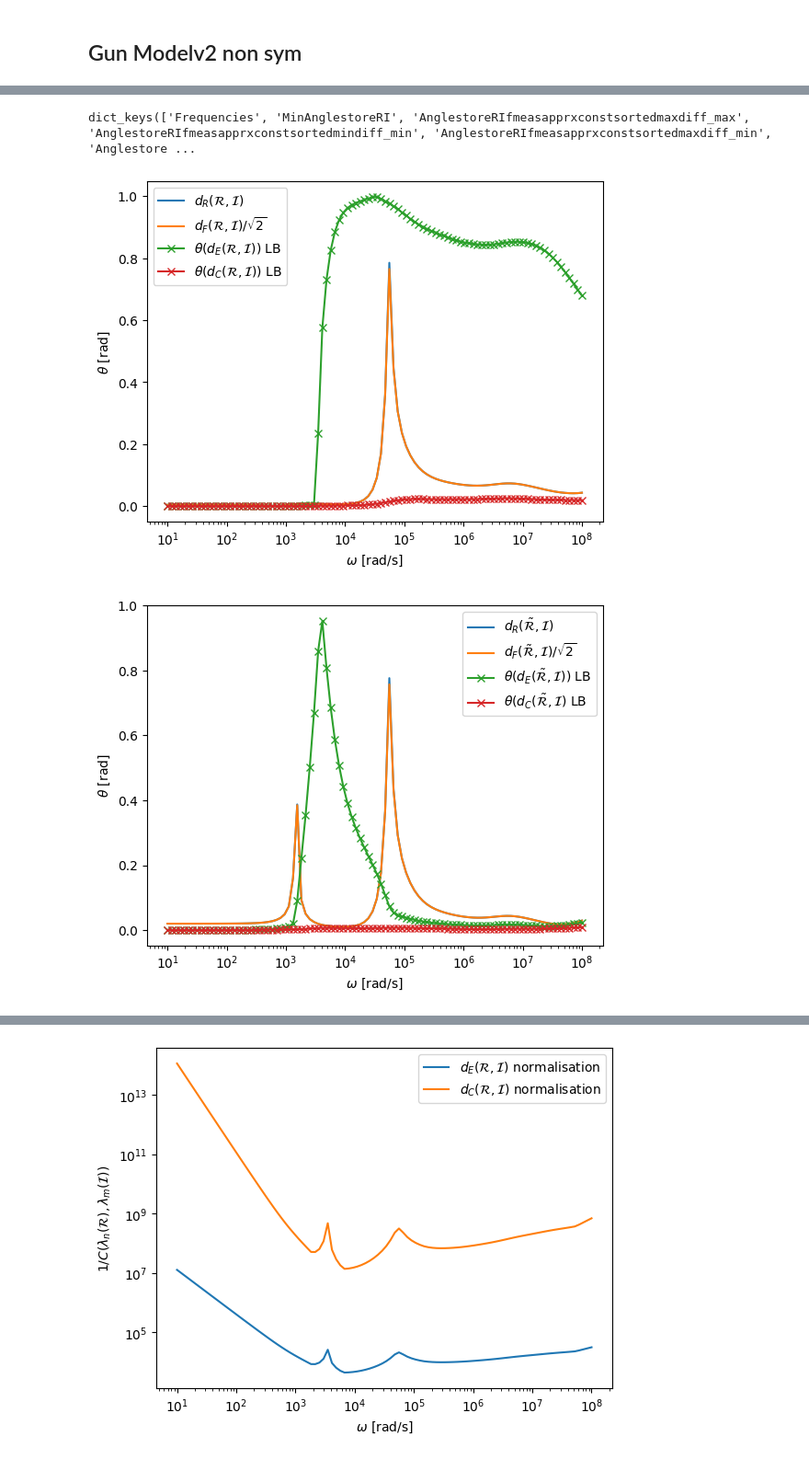
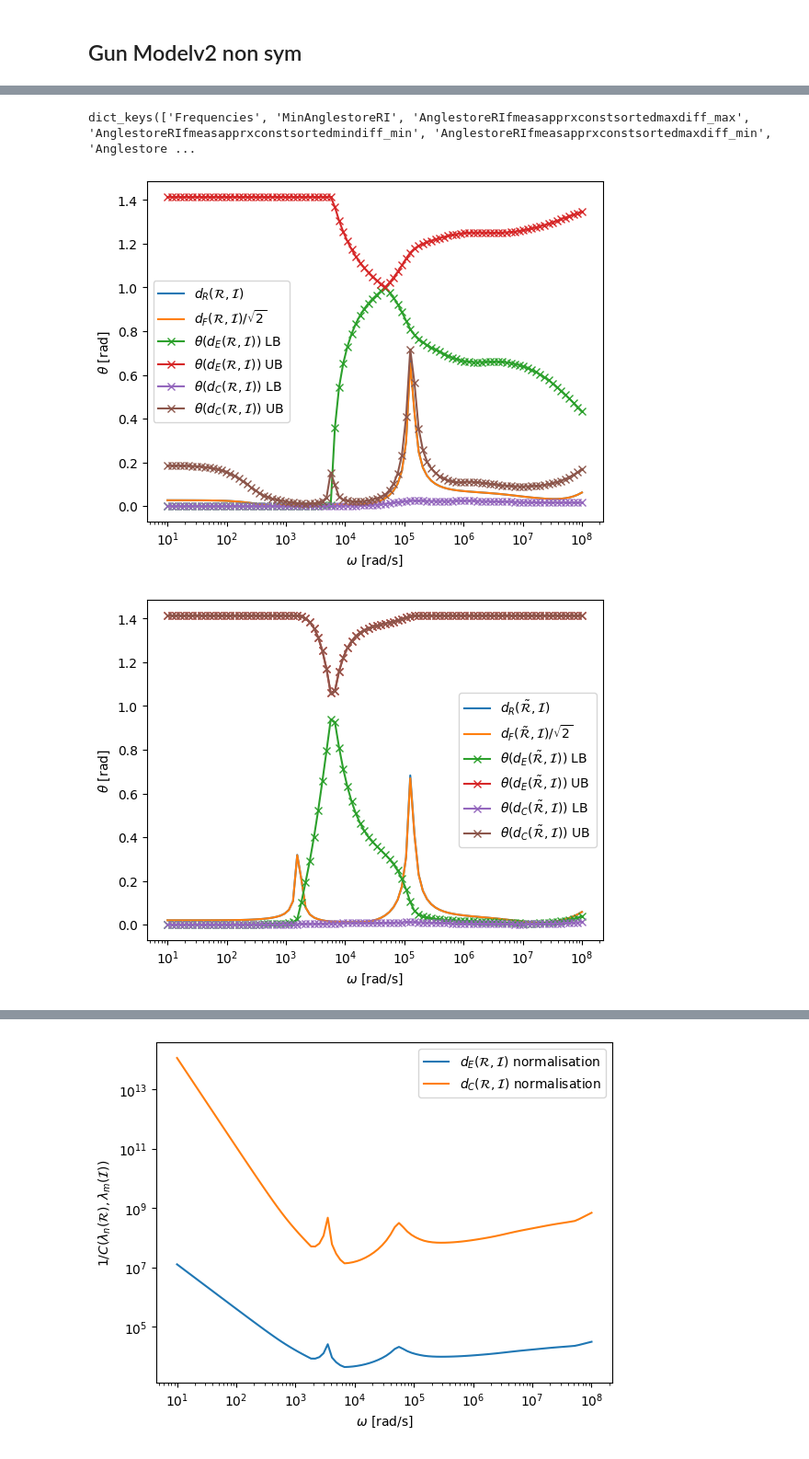
Before and after one commit to pdledger/Rodrigues_Angles, a Jupyter notebook: Gun_model_nonsym.ipynb, the cells around one changed output, grey strips where cells are left out. Shown at 92% size. Drawn from its saved outputs; the diff is of its cells as text; code cells hidden in the pictures.

```diff
--- a/Gun_model_nonsym.ipynb
+++ b/Gun_model_nonsym.ipynb
@@ -12,8 +12,8 @@ SaveRIList=[]
 SaveRtilde=[]
 
 MaxOmega=1e8
-p=5
-mu=20
+p=4
+mu=40
 
 directory="OCC_Gun_modelv2_nonsym_StainSt/al_0.01_mu_1,"+str(mu)+"_sig_1.45e6,4.5e6/1e1-1e8_100_el_26657_ord_"+str(p)+"_POD_13_1e-6/Data/"
 print(directory)
@@ -89,50 +89,59 @@ print(RIResults.keys())
 
 Frequencies=RIResults["Frequencies"]
 MinAnglestoreRI=RIResults["MinAnglestoreRI"]
-AnglestoreRIfmeasapprxconstsortedmaxdiff_max=np.fmin(RIResults["AnglestoreRIfmeasapprxconstsortedmaxdiff_max"],RIResults["AnglestoreRIfmeasapprxconstsortedmindiff_min"])
+AnglestoreRIfmeasapprxconstsortedmaxdiff_max=np.fmin(RIResults["AnglestoreRIfmeasapprxconstsortedmaxdiff_max"],
+                                                     np.fmin(RIResults["AnglestoreRIfmeasapprxconstsortedmindiff_min"],
+                                                     np.fmin(RIResults["AnglestoreRIfmeasapprxconstsortedmindiff_max"],
+                                                     RIResults["AnglestoreRIfmeasapprxconstsortedmaxdiff_min"])))
+AnglestoreRIfmeasapprxconstsortedmindiff_min=np.fmax(RIResults["AnglestoreRIfmeasapprxconstsortedmaxdiff_max"],RIResults["AnglestoreRIfmeasapprxconstsortedmindiff_min"])
+
 AnglestoreRIcommeasapprxconstsortedmaxdiff_max=np.fmin(RIResults["AnglestoreRIcommeasapprxconstsortedmaxdiff_max"],RIResults["AnglestoreRIcommeasapprxconstsortedmindiff_min"])
+AnglestoreRIcommeasapprxconstsortedmindiff_min=np.fmax(RIResults["AnglestoreRIcommeasapprxconstsortedmaxdiff_max"],RIResults["AnglestoreRIcommeasapprxconstsortedmindiff_min"])
 
 #AnglestoreRIfmeasupper=np.fmax(RIResults["AnglestoreRIfmeasapprxconstsortedmaxdiff_max"],RIResults["AnglestoreRIfmeasapprxconstsortedmaxdiff_min"])
 #AnglestoreRIfmeaslower=np.fmin(RIResults["AnglestoreRIfmeasapprxconstsortedmaxdiff_max"],RIResults["AnglestoreRIfmeasapprxconstsortedmaxdiff_min"])
 
 #AnglestoreRIfmeasupper=np.fmax(AnglestoreRIfmeasupper,RIResults["AnglestoreRIfmeasapprxconstsortedmindiff_max"],RIResults["AnglestoreRIfmeasapprxconstsortedmindiff_min"])
 #AnglestoreRIfmeaslower=np.fmin(AnglestoreRIfmeaslower,np.fmin(RIResults["AnglestoreRIfmeasapprxconstsortedmindiff_max"],RIResults["AnglestoreRIfmeasapprxconstsortedmindiff_min"]))
 #AnglestoreRIfmeasavg=(AnglestoreRIfmeasupper+AnglestoreRIfmeaslower)/2
 
 #AnglestoreRIcommmupper=np.fmax(RIResults["AnglestoreRIcommeasapprxconstsortedmaxdiff_max"],RIResults["AnglestoreRIcommeasapprxconstsortedmaxdiff_min"])
 #AnglestoreRIcommmlower=np.fmin(RIResults["AnglestoreRIcommeasapprxconstsortedmaxdiff_max"],RIResults["AnglestoreRIcommeasapprxconstsortedmaxdiff_min"])
 #AnglestoreRIcommmavg = (AnglestoreRIcommmupper+AnglestoreRIcommmlower )/2
 
 #AnglestoreRIcommmupper=np.fmax(AnglestoreRIcommmupper,RIResults["AnglestoreRIcommeasapprxconstsortedmindiff_max"],RIResults["AnglestoreRIcommeasapprxconstsortedmindiff_min"])
 #AnglestoreRIcommmlower=np.fmin(AnglestoreRIcommmlower,RIResults["AnglestoreRIcommeasapprxconstsortedmindiff_max"],RIResults["AnglestoreRIcommeasapprxconstsortedmindiff_min"])
 #AnglestoreRIcommmavg = (AnglestoreRIcommmupper+AnglestoreRIcommmlower )/2
 
 
 
 dFMinAnglestoreRI = RIResults["dFMinAnglestoreRI"]
 fig=plt.figure()
 plt.semilogx(Frequencies,MinAnglestoreRI,label=r'$d_R({\cal R},{\cal I})$')
 plt.semilogx(Frequencies,dFMinAnglestoreRI/np.sqrt(2),label=r'$d_F({\cal R},{\cal I})/\sqrt{2}$')
 plt.semilogx(Frequencies,AnglestoreRIfmeasapprxconstsortedmaxdiff_max,'-x',label=r'$\theta(d_E({\cal R},{\cal I}))$ LB')
+plt.semilogx(Frequencies,AnglestoreRIfmeasapprxconstsortedmindiff_min,'-x',label=r'$\theta(d_E({\cal R},{\cal I}))$ UB')
 
 plt.semilogx(Frequencies,AnglestoreRIcommeasapprxconstsortedmaxdiff_max,'-x',label=r'$\theta(d_C({\cal R},{\cal I}))$ LB')
+plt.semilogx(Frequencies,AnglestoreRIcommeasapprxconstsortedmindiff_min,'-x',label=r'$\theta(d_C({\cal R},{\cal I}))$ UB')
 
 
 plt.xlabel(r'$\omega$ [rad/s]')
 plt.ylabel(r'$\theta$ [rad]')
 plt.legend()
-plt.savefig("OCC_Gun_modelv2_nonsym_StainSt_RI_al_0.01_"+str(mu)+",1_sig_1e6,1e8_ord_"+str(p)+".pdf")
+#plt.savefig("OCC_Gun_modelv2_nonsym_StainSt_RI_al_0.01_"+str(mu)+",1_sig_1e6,1e8_ord_"+str(p)+".pdf")
 plt.show()
 # %% [output]
 dict_keys(['Frequencies', 'MinAnglestoreRI', 'AnglestoreRIfmeasapprxconstsortedmaxdiff_max', 'AnglestoreRIfmeasapprxconstsortedmindiff_min', 'AnglestoreRIfmeasapprxconstsortedmaxdiff_min', 'Anglestore ...
-[figure, old version]
+[figure, new version]
 # %%
 
 Frequencies=RtildeIResults["Frequencies"]
 MinAnglestoreRtildeI=RtildeIResults["MinAnglestoreRtildeI"]
-AnglestoreRtildeIfmeasapprxconstsortedmaxdiff_max=RtildeIResults["AnglestoreRtildeIfmeasapprxconstsortedmaxdiff_max"]
 dFMinAnglestoreRtildeI = RtildeIResults["dFMinAnglestoreRtildeI"]
 AnglestoreRtildeIfmeasapprxconstsortedmaxdiff_max=np.fmin(RtildeIResults["AnglestoreRtildeIfmeasapprxconstsortedmaxdiff_max"],RtildeIResults["AnglestoreRtildeIfmeasapprxconstsortedmindiff_min"])
+AnglestoreRtildeIfmeasapprxconstsortedmindiff_min=np.fmax(RtildeIResults["AnglestoreRtildeIfmeasapprxconstsortedmaxdiff_max"],RtildeIResults["AnglestoreRtildeIfmeasapprxconstsortedmindiff_min"])
+
 #AnglestoreRtildeIfmeasupper=np.fmax(RtildeIResults["AnglestoreRtildeIfmeasapprxconstsortedmindiff_max"],RtildeIResults["AnglestoreRtildeIfmeasapprxconstsortedmindiff_min"])
 #AnglestoreRtildeIfmeaslower=np.fmin(RtildeIResults["AnglestoreRtildeIfmeasapprxconstsortedmindiff_max"],RtildeIResults["AnglestoreRtildeIfmeasapprxconstsortedmindiff_min"])
 
@@ -153,22 +162,26 @@ AnglestoreRtildeIfmeasapprxconstsortedmaxdiff_max=np.fmin(RtildeIResults["Angles
 #AnglestoreRtildeIcommmavg = (AnglestoreRtildeIcommmupper+AnglestoreRtildeIcommmlower )/2
 
 AnglestoreRtildeIcommeasapprxconstsortedmaxdiff_max=np.fmin(RtildeIResults["AnglestoreRtildeIcommeasapprxconstsortedmaxdiff_max"],RtildeIResults["AnglestoreRtildeIcommeasapprxconstsortedmindiff_min"])
+AnglestoreRtildeIcommeasapprxconstsortedmindiff_min=np.fmax(RtildeIResults["AnglestoreRtildeIcommeasapprxconstsortedmaxdiff_max"],RtildeIResults["AnglestoreRtildeIcommeasapprxconstsortedmindiff_min"])
 
 fig=plt.figure()
 plt.semilogx(Frequencies,MinAnglestoreRtildeI,label=r'$d_R(\tilde{\cal R},{\cal I})$')
 plt.semilogx(Frequencies,dFMinAnglestoreRtildeI/np.sqrt(2),label=r'$d_F(\tilde{\cal R},{\cal I})/\sqrt{2}$')
 plt.semilogx(Frequencies,AnglestoreRtildeIfmeasapprxconstsortedmaxdiff_max,'-x',label=r'$\theta(d_E(\tilde{\cal R},{\cal I}))$ LB')
-plt.semilogx(Frequencies,AnglestoreRtildeIcommeasapprxconstsortedmaxdiff_max,'-x',label=r'$\theta(d_C(\tilde{\cal R},{\cal I})$ LB ')
+plt.semilogx(Frequencies,AnglestoreRtildeIfmeasapprxconstsortedmindiff_min,'-x',label=r'$\theta(d_E(\tilde{\cal R},{\cal I}))$ UB')
+
+plt.semilogx(Frequencies,AnglestoreRtildeIcommeasapprxconstsortedmaxdiff_max,'-x',label=r'$\theta(d_C(\tilde{\cal R},{\cal I}))$ LB ')
+plt.semilogx(Frequencies,AnglestoreRtildeIfmeasapprxconstsortedmindiff_min,'-x',label=r'$\theta(d_C(\tilde{\cal R},{\cal I}))$ UB ')
 
 
 plt.xlabel(r'$\omega$ [rad/s]')
 plt.ylabel(r'$\theta$ [rad]')
 #plt.ylim(0,0.2)
 plt.legend()
-plt.savefig("OCC_Gun_modelv2_nonsym_StainSt_RtildeI_al_0.01_"+str(mu)+",1_sig_1e6,1e8_ord_"+str(p)+".pdf")
+#plt.savefig("OCC_Gun_modelv2_nonsym_StainSt_RtildeI_al_0.01_"+str(mu)+",1_sig_1e6,1e8_ord_"+str(p)+".pdf")
 plt.show()
 # %% [output]
-[figure, old version]
+[figure, new version]
 # %%
 
 Frequencies=N0IResults["Frequencies"]
```
Also changed, not shown: parts of 2 cells of this notebook, 2 other files.
